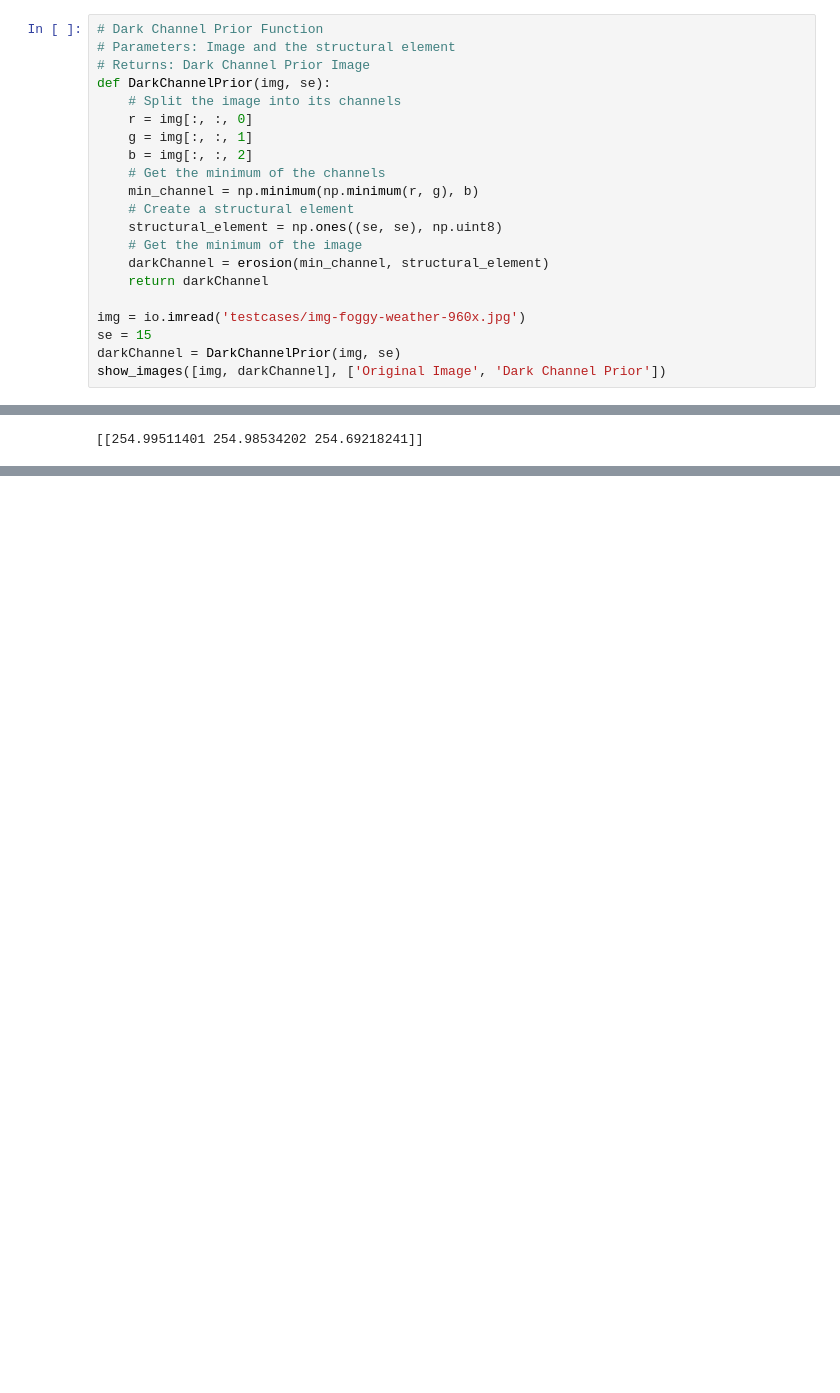
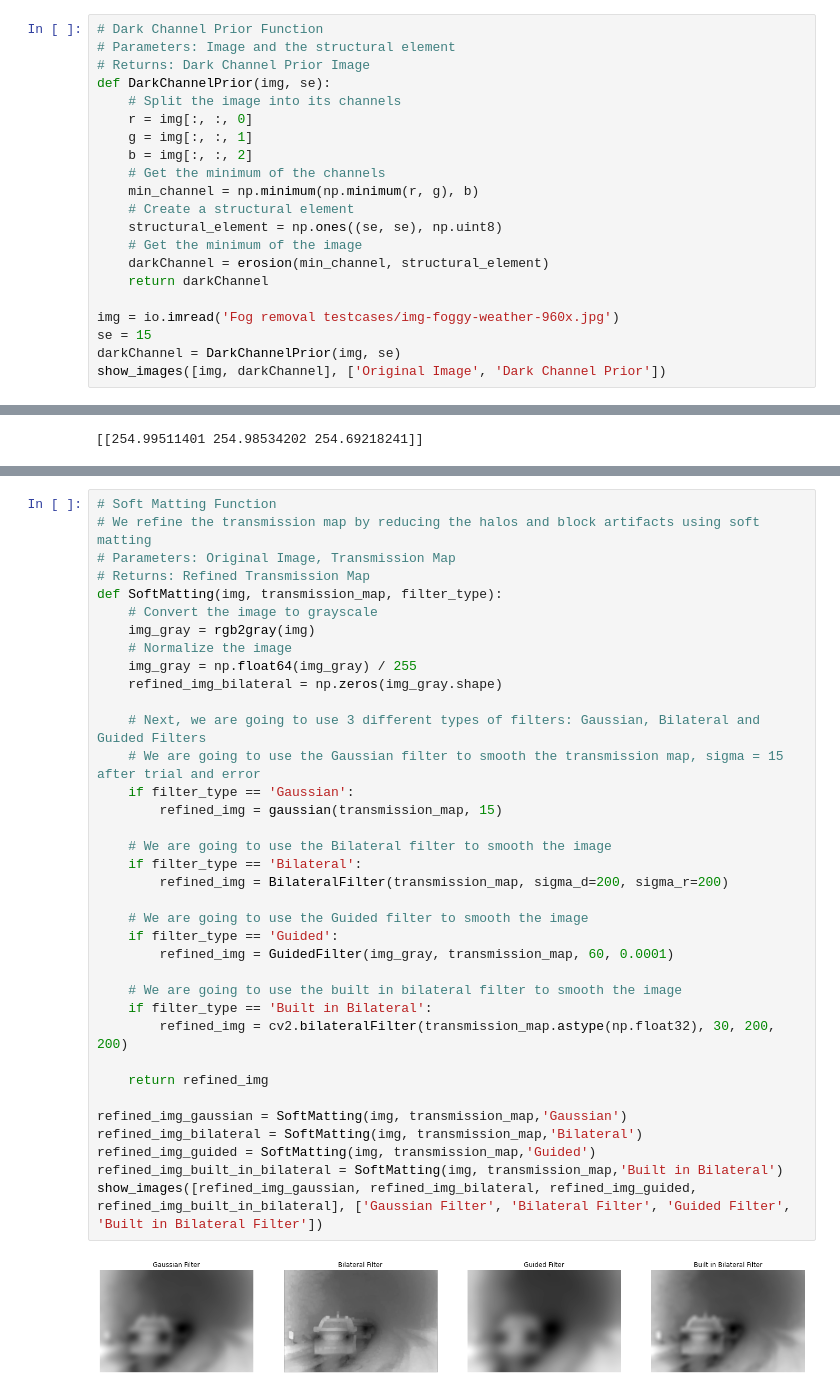
Before and after one commit to YomnaTarek/Fog-Detection-and-Removal, a Jupyter notebook: FogRemovalModule.ipynb, the cells around one changed output, grey strips where cells are left out. Cells and saved outputs as stored; diff of their text form; blank space fills up the shorter version.

Commit message:
Added built in bilateral filter

```diff
--- a/FogRemovalModule.ipynb
+++ b/FogRemovalModule.ipynb
@@ -21,7 +24,7 @@ def DarkChannelPrior(img, se):
     darkChannel = erosion(min_channel, structural_element)
     return darkChannel
 
-img = io.imread('testcases/img-foggy-weather-960x.jpg')
+img = io.imread('Fog removal testcases/img-foggy-weather-960x.jpg')
 se = 15
 darkChannel = DarkChannelPrior(img, se)
 show_images([img, darkChannel], ['Original Image', 'Dark Channel Prior'])
@@ -178,3 +153,41 @@ show_images([img, refined_img_gaussian, refined_img_bilateral, refined_img_guide
+# %%
+# Soft Matting Function
+# We refine the transmission map by reducing the halos and block artifacts using soft matting
+# Parameters: Original Image, Transmission Map
+# Returns: Refined Transmission Map
+def SoftMatting(img, transmission_map, filter_type):
+    # Convert the image to grayscale
+    img_gray = rgb2gray(img)
+    # Normalize the image
+    img_gray = np.float64(img_gray) / 255
+    refined_img_bilateral = np.zeros(img_gray.shape)
+
+    # Next, we are going to use 3 different types of filters: Gaussian, Bilateral and Guided Filters
+    # We are going to use the Gaussian filter to smooth the transmission map, sigma = 15 after trial and error
+    if filter_type == 'Gaussian':
+        refined_img = gaussian(transmission_map, 15)
+
+    # We are going to use the Bilateral filter to smooth the image
+    if filter_type == 'Bilateral':
+        refined_img = BilateralFilter(transmission_map, sigma_d=200, sigma_r=200)
+
+    # We are going to use the Guided filter to smooth the image
+    if filter_type == 'Guided':
+        refined_img = GuidedFilter(img_gray, transmission_map, 60, 0.0001)
+
+    # We are going to use the built in bilateral filter to smooth the image
+    if filter_type == 'Built in Bilateral':
+        refined_img = cv2.bilateralFilter(transmission_map.astype(np.float32), 30, 200, 200)
+
+    return refined_img
+
+refined_img_gaussian = SoftMatting(img, transmission_map,'Gaussian')
+refined_img_bilateral = SoftMatting(img, transmission_map,'Bilateral')
+refined_img_guided = SoftMatting(img, transmission_map,'Guided')
+refined_img_built_in_bilateral = SoftMatting(img, transmission_map,'Built in Bilateral')
+show_images([refined_img_gaussian, refined_img_bilateral, refined_img_guided, refined_img_built_in_bilateral], ['Gaussian Filter', 'Bilateral Filter', 'Guided Filter', 'Built in Bilateral Filter'])
+# %% [output]
+[figure, added]
 # %%
 # Recovering the Scene Radiance Function
 # Parameters: Original Image, Atmospheric Light, Refined Transmission Map, t0
```
Also changed, not shown: parts of 4 cells of this notebook.
